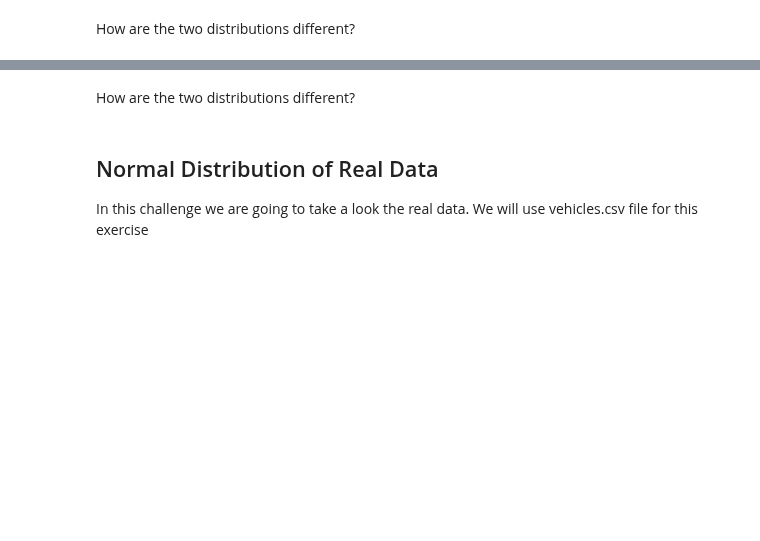
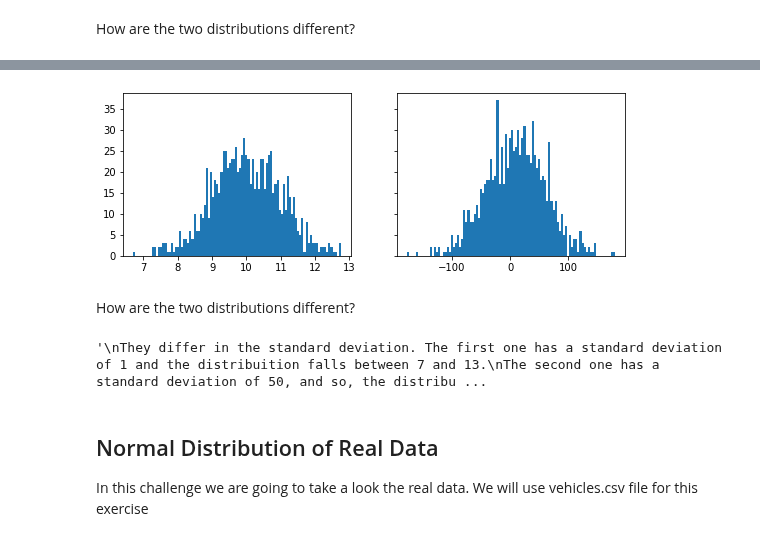
Before and after one commit to ta-data-lis/lab-probability-distributions, a Jupyter notebook: your-code/continuous.ipynb, the cells around one changed output, grey strips where cells are left out. Saved outputs shown, nothing was run; the diff lists cells and outputs as text; code cells hidden in the pictures; blank space fills up the shorter version.

```diff
--- a/your-code/continuous.ipynb
+++ b/your-code/continuous.ipynb
@@ -64,2 +99,14 @@ Expected output:
+# %%
+# your code here
+def random_norm(mu,sigma,count):
+    s = np.random.normal(mu, sigma, count)
+    return s
+
+fig, axs = plt.subplots(1, 2, figsize=(9, 3), sharey=True)
+axs[0].hist(random_norm(10,1,1000),100)
+axs[1].hist(random_norm(10,50,1000),100)
+plt.show()
+# %% [output]
+[figure, added]
 # %% [markdown]
 How are the two distributions different?
@@ -68,3 +113,13 @@ How are the two distributions different?
+# %%
+# your answer here:
+
+"""
+They differ in the standard deviation. The first one has a standard deviation of 1 and the distribuition falls between 7 and 13.
+The second one has a standard deviation of 50, and so, the distribuition falls between -110 and 120.
+
+"""
+# %% [output]
+'\nThey differ in the standard deviation. The first one has a standard deviation of 1 and the distribuition falls between 7 and 13.\nThe second one has a standard deviation of 50, and so, the distribu ...
 # %% [markdown]
 ## Normal Distribution of Real Data
 
```
Also changed, not shown: parts of 21 cells of this notebook.
